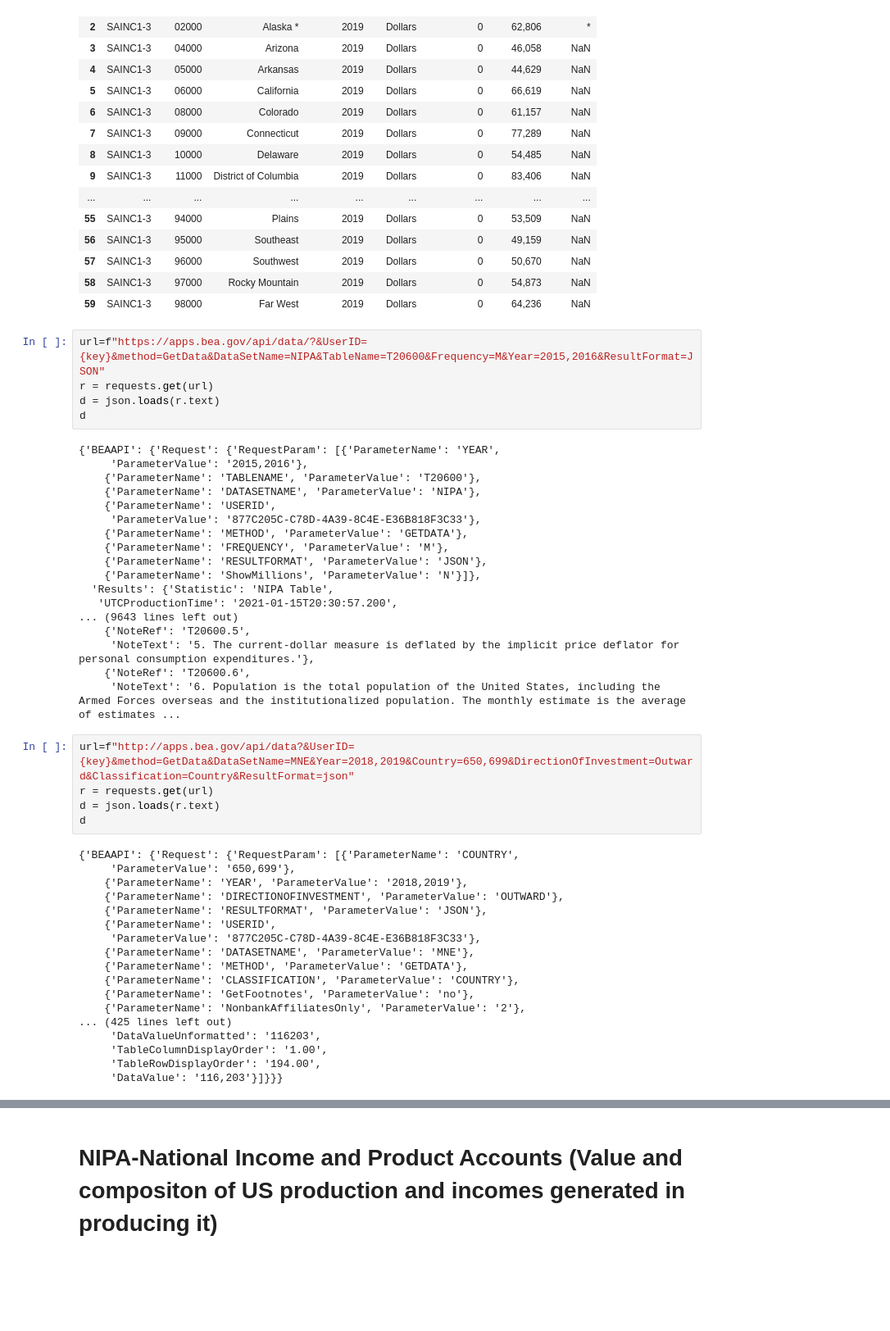
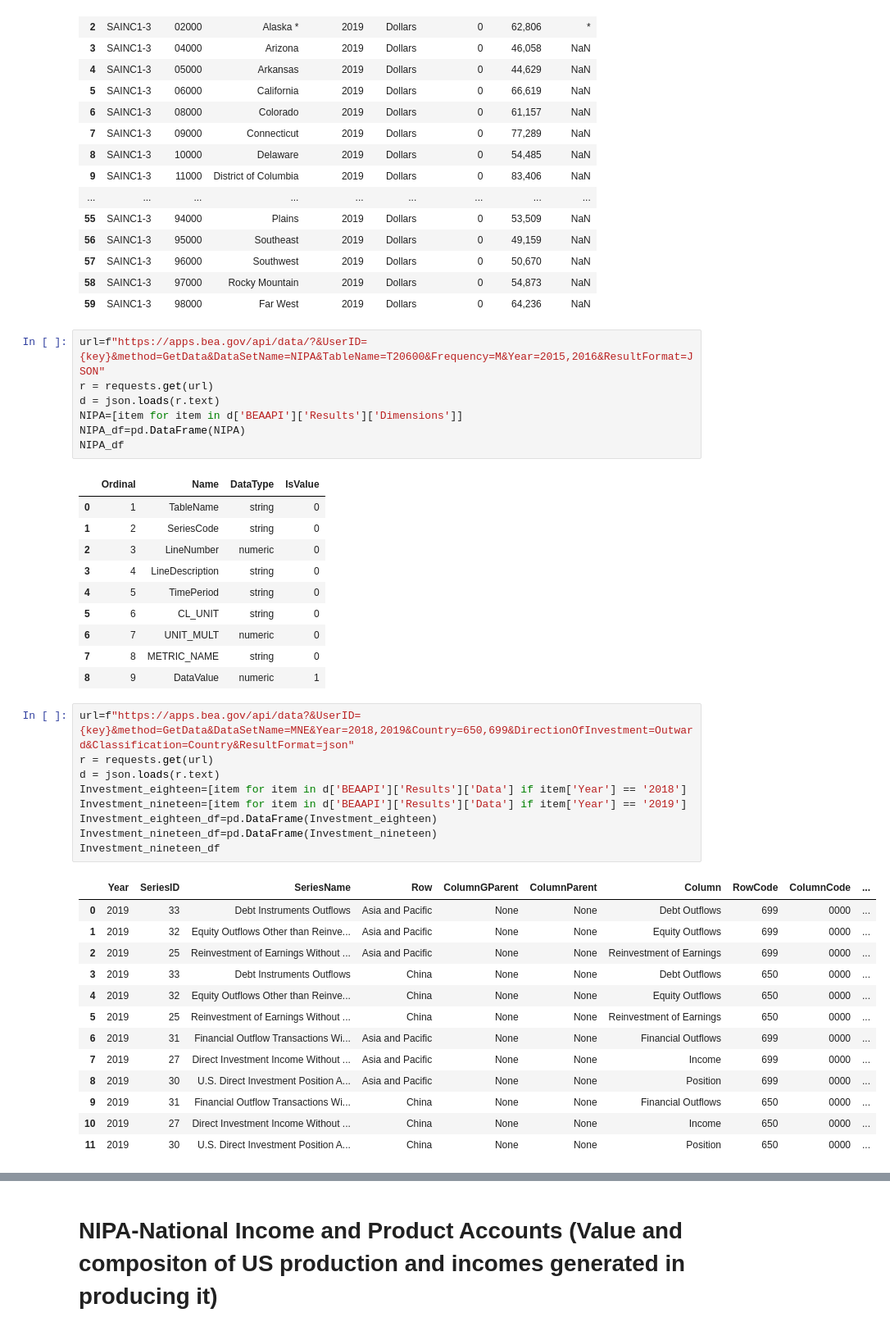
Before and after one commit to Jamals211/Realtors_Need_Closure, a Jupyter notebook: BEA.ipynb, the cells around one changed output, grey strips where cells are left out. Shown: that part at 82% size. Saved outputs shown, nothing was run; the diff lists cells and outputs as text; blank space fills up the shorter version.

```diff
--- a/BEA.ipynb
+++ b/BEA.ipynb
@@ -72,45 +72,40 @@ nineteen_df
 url=f"https://apps.bea.gov/api/data/?&UserID={key}&method=GetData&DataSetName=NIPA&TableName=T20600&Frequency=M&Year=2015,2016&ResultFormat=JSON"
 r = requests.get(url)
 d = json.loads(r.text)
-d
+NIPA=[item for item in d['BEAAPI']['Results']['Dimensions']]
+NIPA_df=pd.DataFrame(NIPA)
+NIPA_df
 # %% [output]
-{'BEAAPI': {'Request': {'RequestParam': [{'ParameterName': 'YEAR',
-     'ParameterValue': '2015,2016'},
-    {'ParameterName': 'TABLENAME', 'ParameterValue': 'T20600'},
-    {'ParameterName': 'DATASETNAME', 'ParameterValue': 'NIPA'},
-    {'ParameterName': 'USERID',
-     'ParameterValue': '877C205C-C78D-4A39-8C4E-E36B818F3C33'},
-    {'ParameterName': 'METHOD', 'ParameterValue': 'GETDATA'},
-    {'ParameterName': 'FREQUENCY', 'ParameterValue': 'M'},
-    {'ParameterName': 'RESULTFORMAT', 'ParameterValue': 'JSON'},
-    {'ParameterName': 'ShowMillions', 'ParameterValue': 'N'}]},
-  'Results': {'Statistic': 'NIPA Table',
-   'UTCProductionTime': '2021-01-15T20:30:57.200',
-... (9643 lines left out)
-    {'NoteRef': 'T20600.5',
-     'NoteText': '5. The current-dollar measure is deflated by the implicit price deflator for personal consumption expenditures.'},
-    {'NoteRef': 'T20600.6',
-     'NoteText': '6. Population is the total population of the United States, including the Armed Forces overseas and the institutionalized population. The monthly estimate is the average of estimates ...
+|  | Ordinal | Name | DataType | IsValue |
+| 0 | 1 | TableName | string | 0 |
+| 1 | 2 | SeriesCode | string | 0 |
+| 2 | 3 | LineNumber | numeric | 0 |
+| 3 | 4 | LineDescription | string | 0 |
+| 4 | 5 | TimePeriod | string | 0 |
+| 5 | 6 | CL_UNIT | string | 0 |
+| 6 | 7 | UNIT_MULT | numeric | 0 |
+| 7 | 8 | METRIC_NAME | string | 0 |
+| 8 | 9 | DataValue | numeric | 1 |
 # %%
-url=f"http://apps.bea.gov/api/data?&UserID={key}&method=GetData&DataSetName=MNE&Year=2018,2019&Country=650,699&DirectionOfInvestment=Outward&Classification=Country&ResultFormat=json"
+url=f"https://apps.bea.gov/api/data?&UserID={key}&method=GetData&DataSetName=MNE&Year=2018,2019&Country=650,699&DirectionOfInvestment=Outward&Classification=Country&ResultFormat=json"
 r = requests.get(url)
 d = json.loads(r.text)
-d
+Investment_eighteen=[item for item in d['BEAAPI']['Results']['Data'] if item['Year'] == '2018']
+Investment_nineteen=[item for item in d['BEAAPI']['Results']['Data'] if item['Year'] == '2019']
+Investment_eighteen_df=pd.DataFrame(Investment_eighteen)
+Investment_nineteen_df=pd.DataFrame(Investment_nineteen)
+Investment_nineteen_df
 # %% [output]
-{'BEAAPI': {'Request': {'RequestParam': [{'ParameterName': 'COUNTRY',
-     'ParameterValue': '650,699'},
-    {'ParameterName': 'YEAR', 'ParameterValue': '2018,2019'},
-    {'ParameterName': 'DIRECTIONOFINVESTMENT', 'ParameterValue': 'OUTWARD'},
-    {'ParameterName': 'RESULTFORMAT', 'ParameterValue': 'JSON'},
-    {'ParameterName': 'USERID',
-     'ParameterValue': '877C205C-C78D-4A39-8C4E-E36B818F3C33'},
-    {'ParameterName': 'DATASETNAME', 'ParameterValue': 'MNE'},
-    {'ParameterName': 'METHOD', 'ParameterValue': 'GETDATA'},
-    {'ParameterName': 'CLASSIFICATION', 'ParameterValue': 'COUNTRY'},
-    {'ParameterName': 'GetFootnotes', 'ParameterValue': 'no'},
-    {'ParameterName': 'NonbankAffiliatesOnly', 'ParameterValue': '2'},
-... (425 lines left out)
-     'DataValueUnformatted': '116203',
-     'TableColumnDisplayOrder': '1.00',
-     'TableRowDisplayOrder': '194.00',
-     'DataValue': '116,203'}]}}}
+|  | Year | SeriesID | SeriesName | Row | ColumnGParent | ColumnParent | Column | RowCode | ColumnCode | ... |
+| 0 | 2019 | 33 | Debt Instruments Outflows | Asia and Pacific | None | None | Debt Outflows | 699 | 0000 | ... |
+| 1 | 2019 | 32 | Equity Outflows Other than Reinve... | Asia and Pacific | None | None | Equity Outflows | 699 | 0000 | ... |
+| 2 | 2019 | 25 | Reinvestment of Earnings Without ... | Asia and Pacific | None | None | Reinvestment of Earnings | 699 | 0000 | ... |
+| 3 | 2019 | 33 | Debt Instruments Outflows | China | None | None | Debt Outflows | 650 | 0000 | ... |
+| 4 | 2019 | 32 | Equity Outflows Other than Reinve... | China | None | None | Equity Outflows | 650 | 0000 | ... |
+| 5 | 2019 | 25 | Reinvestment of Earnings Without ... | China | None | None | Reinvestment of Earnings | 650 | 0000 | ... |
+| 6 | 2019 | 31 | Financial Outflow Transactions Wi... | Asia and Pacific | None | None | Financial Outflows | 699 | 0000 | ... |
+| 7 | 2019 | 27 | Direct Investment Income Without ... | Asia and Pacific | None | None | Income | 699 | 0000 | ... |
+| 8 | 2019 | 30 | U.S. Direct Investment Position A... | Asia and Pacific | None | None | Position | 699 | 0000 | ... |
+| 9 | 2019 | 31 | Financial Outflow Transactions Wi... | China | None | None | Financial Outflows | 650 | 0000 | ... |
+| 10 | 2019 | 27 | Direct Investment Income Without ... | China | None | None | Income | 650 | 0000 | ... |
+| 11 | 2019 | 30 | U.S. Direct Investment Position A... | China | None | None | Position | 650 | 0000 | ... |
```
Also changed, not shown: parts of 23 cells of this notebook, 2 other files.
